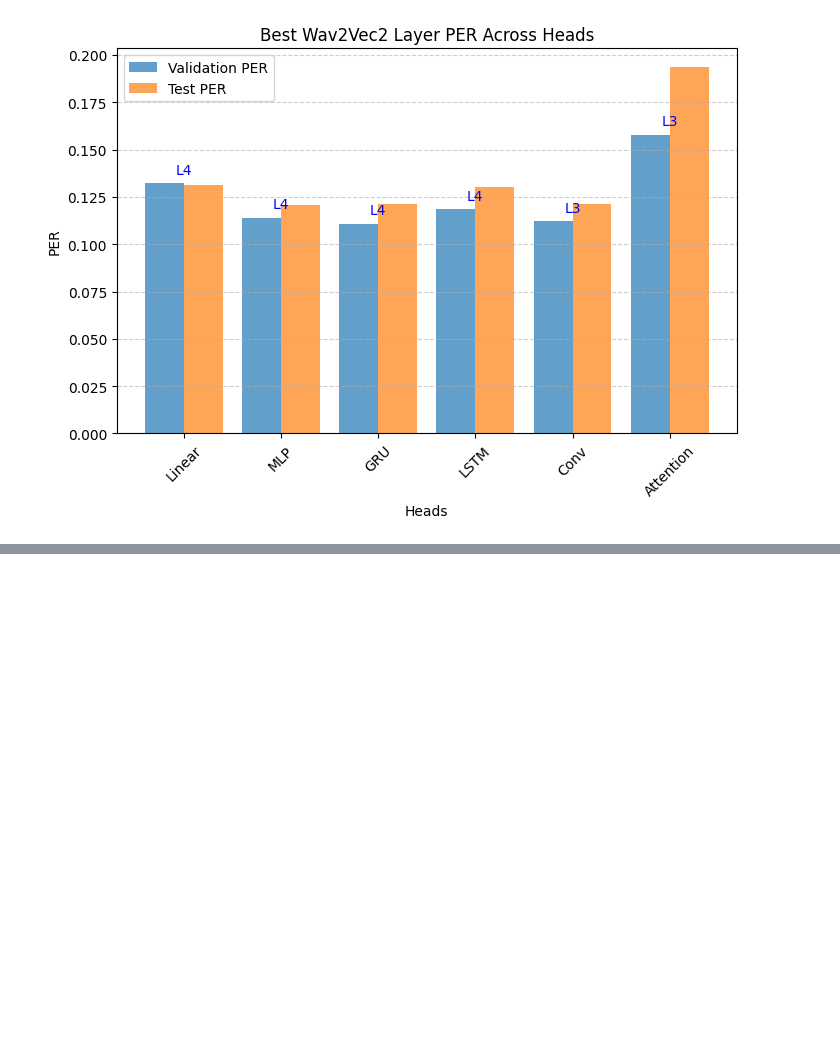
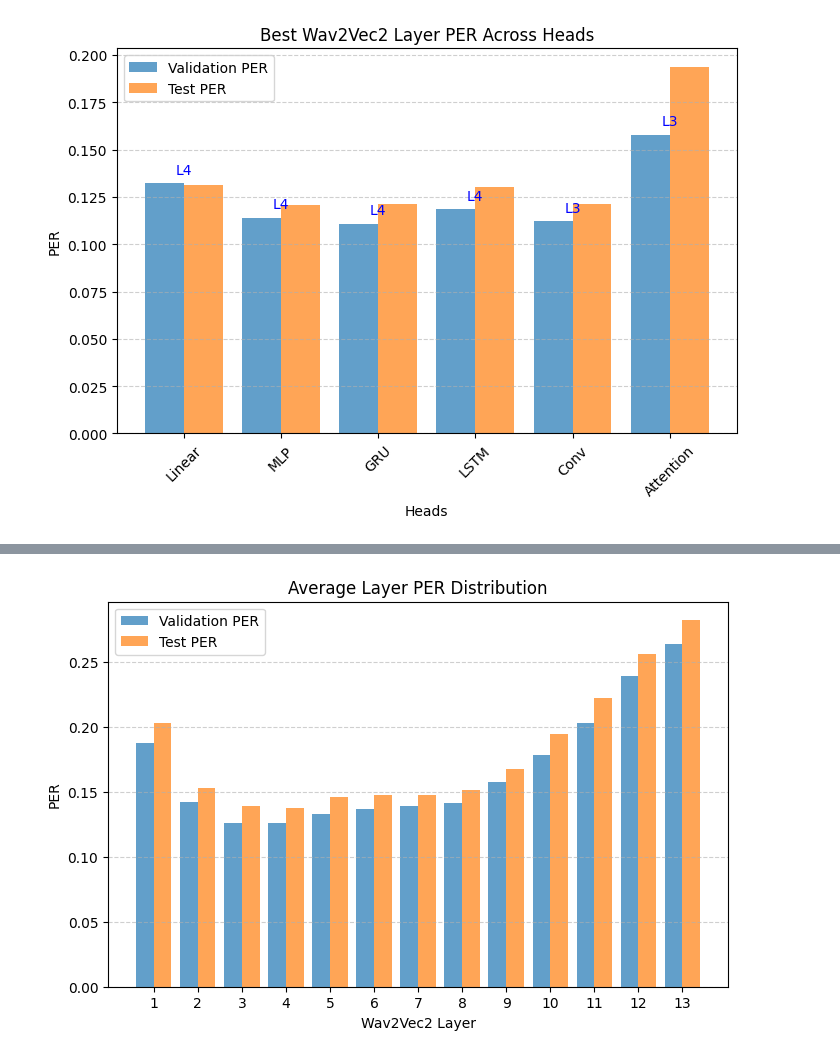
Before and after one commit to PelArtur/phoneme_recognition, a Jupyter notebook: Phoneme_Recongnition_Wav2Vec2.ipynb, the cells around one changed output, grey strips where cells are left out. Saved outputs shown, nothing was run; the diff lists cells and outputs as text; code cells hidden in the pictures; blank space fills up the shorter version.

```diff
--- a/Phoneme_Recongnition_Wav2Vec2.ipynb
+++ b/Phoneme_Recongnition_Wav2Vec2.ipynb
@@ -832,0 +903,4 @@ plot_best_layers_hist(np.array(val_PER_per_layer), np.array(test_PER_per_layer),
+# %%
+plot_layer_accuracy_hist(val_PER_per_layer, test_PER_per_layer, head_idx=-1, models=model_name, ssl_model="Wav2Vec2")
+# %% [output]
+[figure, added]
```
Also changed, not shown: parts of 8 cells of this notebook, 2 other files.
